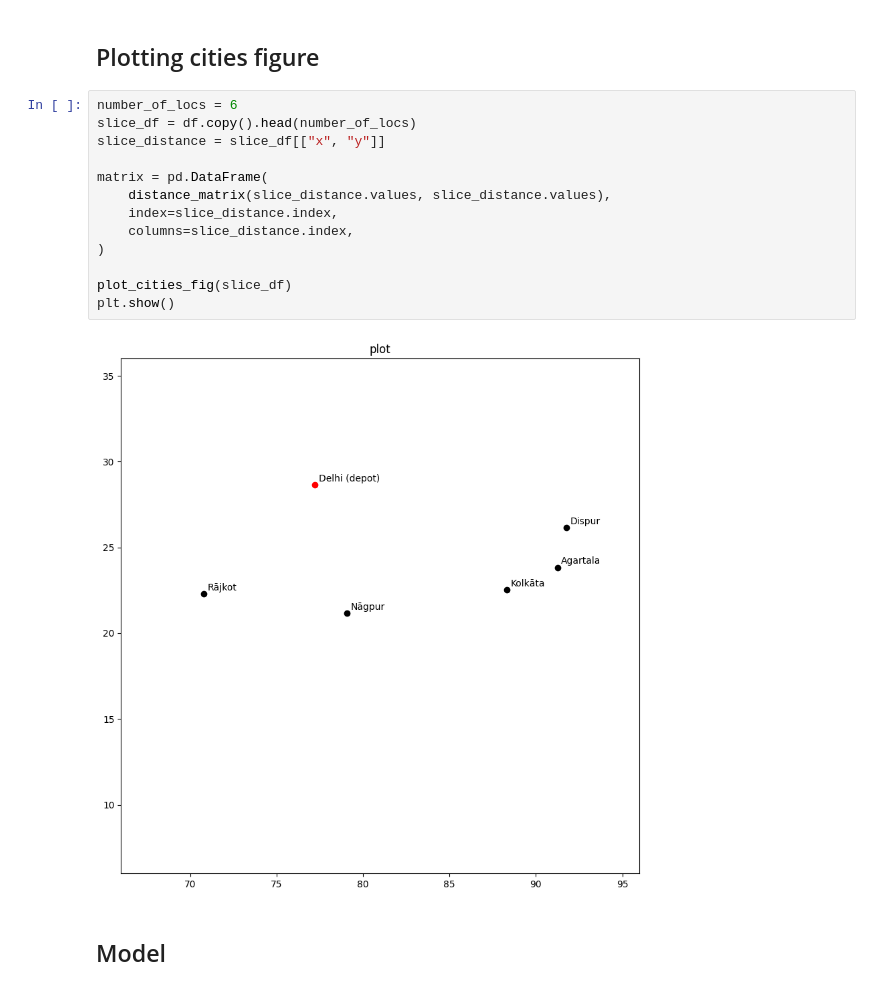
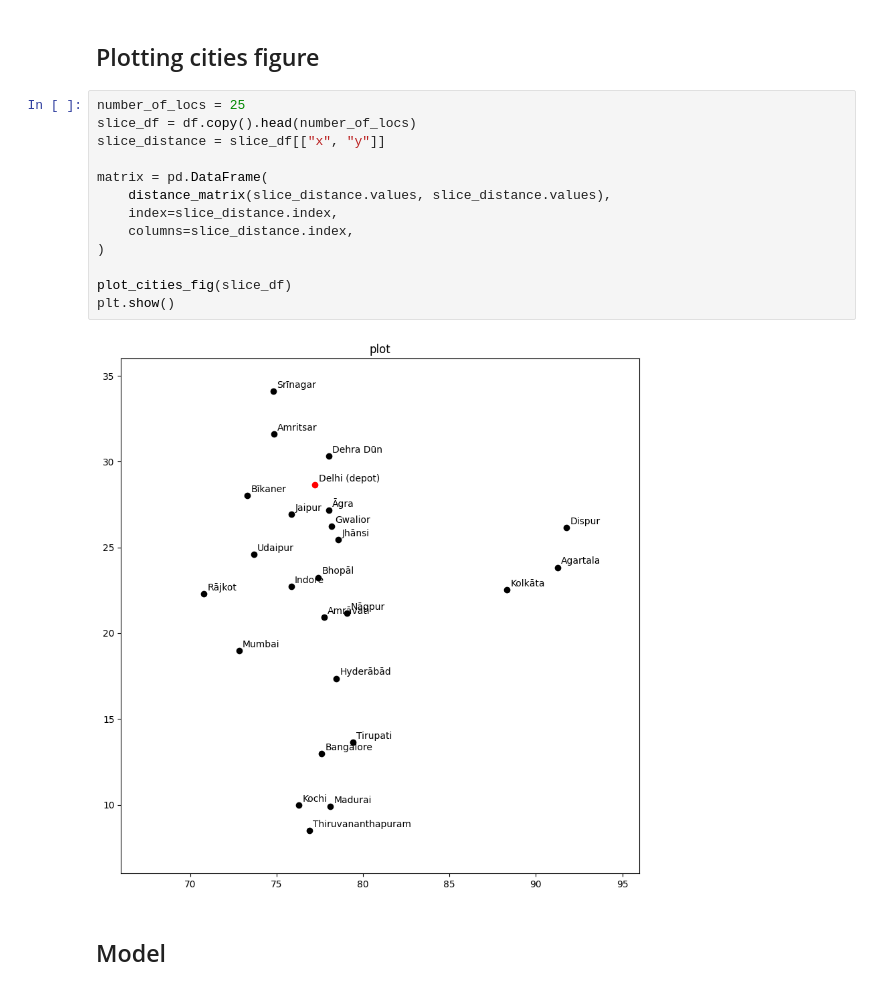
Before and after one commit to codeYann/tsp-subtour-elimination, a Jupyter notebook: notebooks/mtz.ipynb, the cells around one changed output. Saved outputs shown, nothing was run; the diff lists cells and outputs as text.

```diff
--- a/notebooks/mtz.ipynb
+++ b/notebooks/mtz.ipynb
@@ -16,20 +16,20 @@ df = pd.read_csv("../data/cities.csv")
 # %% [markdown]
 ## Plotting cities figure
 # %%
-number_of_locs = 6
+number_of_locs = 25
 slice_df = df.copy().head(number_of_locs)
 slice_distance = slice_df[["x", "y"]]
 
 matrix = pd.DataFrame(
     distance_matrix(slice_distance.values, slice_distance.values),
     index=slice_distance.index,
     columns=slice_distance.index,
 )
 
 plot_cities_fig(slice_df)
 plt.show()
 # %% [output]
-[figure, old version]
+[figure, new version]
 # %% [markdown]
 ## Model
 # %%
```
Also changed, not shown: parts of 4 cells of this notebook.
